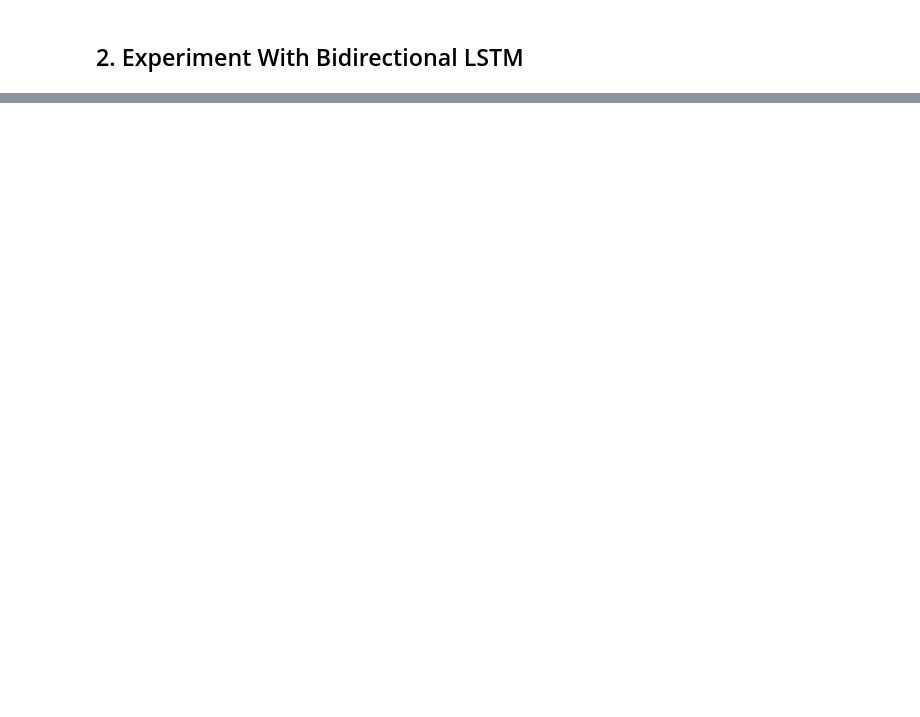
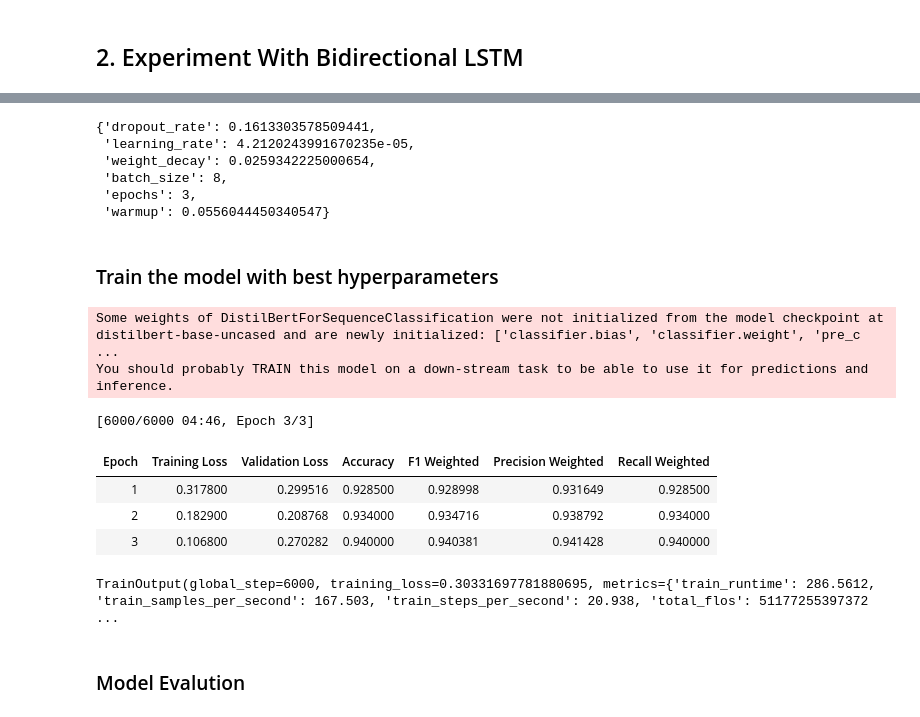
Before and after one commit to AshiniR/Tweet-Emotion-Recognition, a Jupyter notebook: notebook/Tweet_Emotion_Recognition.ipynb, the cells around one changed output, grey strips where cells are left out. Saved outputs shown, nothing was run; the diff lists cells and outputs as text; code cells hidden in the pictures; blank space fills up the shorter version.

```diff
--- a/notebook/Tweet_Emotion_Recognition.ipynb
+++ b/notebook/Tweet_Emotion_Recognition.ipynb
@@ -444,0 +482,8 @@ TBC
+# %%
+def get_tweets(dataset):
+    tweets = []
+    labels = []
+    for index, row in dataset.iterrows():
+        tweets.append(row['text'])
+        labels.append(label_names[row['label']])  # convert ID to label name
+    return tweets, labels
@@ -444,0 +1039,11 @@ TBC
+# %%
+best_params_DBERT
+# %% [output]
+{'dropout_rate': 0.1613303578509441,
+ 'learning_rate': 4.2120243991670235e-05,
+ 'weight_decay': 0.0259342225000654,
+ 'batch_size': 8,
+ 'epochs': 3,
+ 'warmup': 0.0556044450340547}
+# %% [markdown]
+### Train the model with best hyperparameters
@@ -444,0 +1062,47 @@ TBC
+# %%
+#Load model
+model_DBERT = DistilBertForSequenceClassification.from_pretrained(
+    'distilbert-base-uncased',
+    num_labels=6,
+    id2label={0: "sadness", 1: "joy", 2: "love", 3: "anger", 4: "fear", 5: "surprise"},
+    **best_model_params_DBERT
+)
+# %% [output]
+Some weights of DistilBertForSequenceClassification were not initialized from the model checkpoint at distilbert-base-uncased and are newly initialized: ['classifier.bias', 'classifier.weight', 'pre_c ...
+You should probably TRAIN this model on a down-stream task to be able to use it for predictions and inference.
+# %%
+# Training arguments
+training_args_DBERT = TrainingArguments(
+    output_dir="./DistilBERTTweetEmotionRecognitionModel",
+    eval_strategy="epoch",
+    save_strategy="epoch",
+    metric_for_best_model="eval_f1_weighted",
+    greater_is_better=True,
+    load_best_model_at_end=True,
+    fp16=True,
+    per_device_eval_batch_size=64,
+    report_to="none",
+    **best_training_params_DBERT
+)
+
+# Trainer with class weights
+trainer_DBERT = WeightedTrainer_DBERT(
+      model=model_DBERT,
+      args=training_args_DBERT,
+      train_dataset=tokenized_train_DBERT,
+      eval_dataset=tokenized_val_DBERT,
+      data_collator=data_collator_DBERT,
+      class_weights=class_weights_dict,
+      compute_metrics=compute_metrics
+)
+# %%
+trainer_DBERT.train()
+# %% [output]
+[6000/6000 04:46, Epoch 3/3]
+| Epoch | Training Loss | Validation Loss | Accuracy | F1 Weighted | Precision Weighted | Recall Weighted |
+| 1 | 0.317800 | 0.299516 | 0.928500 | 0.928998 | 0.931649 | 0.928500 |
+| 2 | 0.182900 | 0.208768 | 0.934000 | 0.934716 | 0.938792 | 0.934000 |
+| 3 | 0.106800 | 0.270282 | 0.940000 | 0.940381 | 0.941428 | 0.940000 |
+TrainOutput(global_step=6000, training_loss=0.30331697781880695, metrics={'train_runtime': 286.5612, 'train_samples_per_second': 167.503, 'train_steps_per_second': 20.938, 'total_flos': 51177255397372 ...
+# %% [markdown]
+### Model Evalution
```
Also changed, not shown: parts of 96 cells of this notebook.
